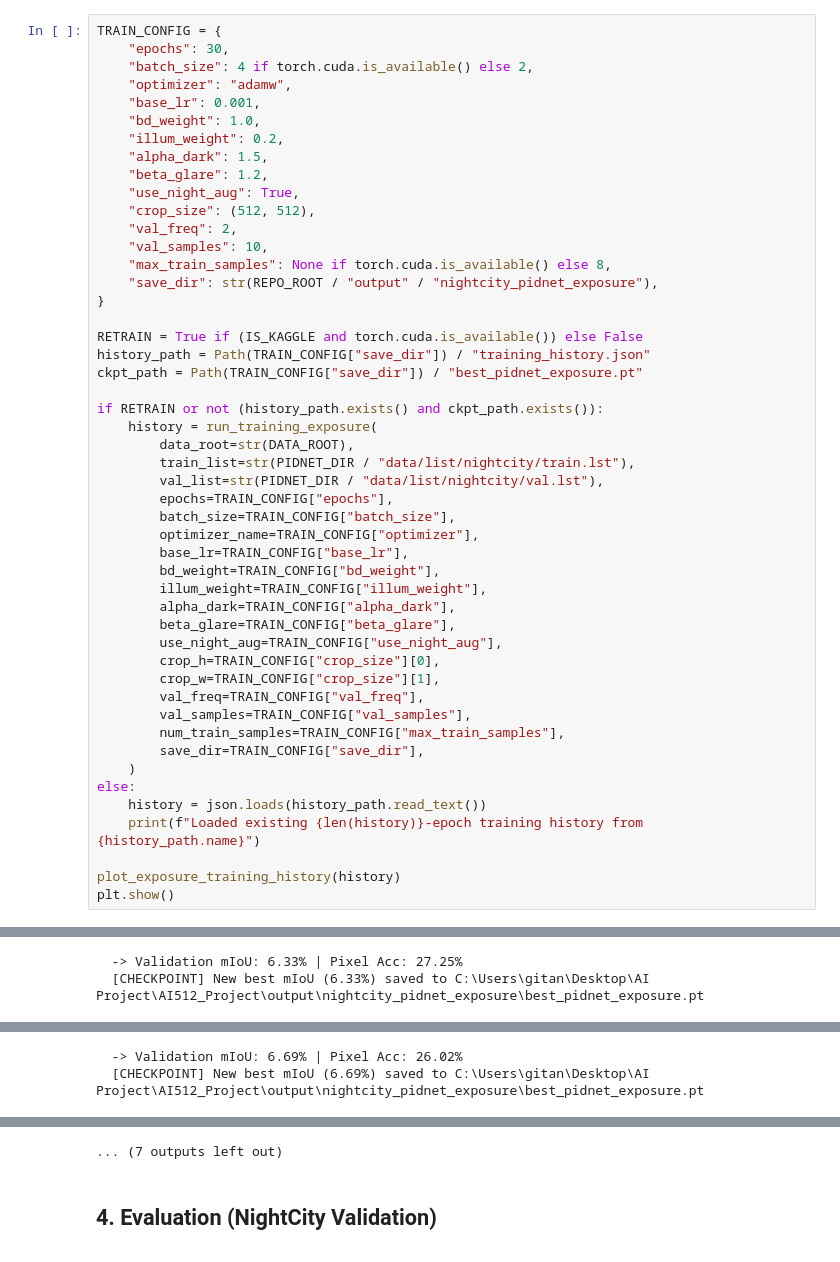
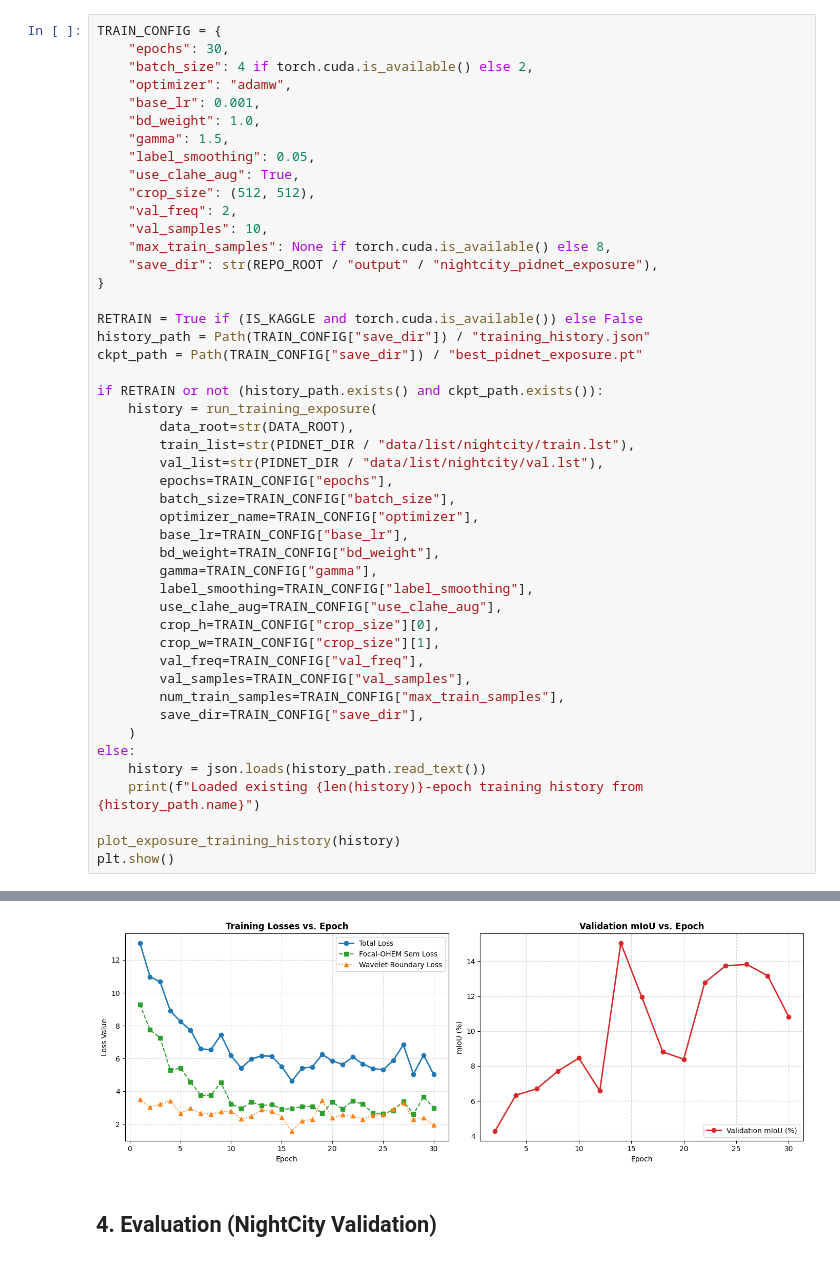
Before and after one commit to Gitansh-Bansal/AI512_Project, a Jupyter notebook: task6_pidnet_exposure_aware.ipynb, the cells around one changed output, grey strips where cells are left out. Saved outputs shown, nothing was run; the diff lists cells and outputs as text.

```diff
--- a/task6_pidnet_exposure_aware.ipynb
+++ b/task6_pidnet_exposure_aware.ipynb
@@ -137,10 +140,9 @@ TRAIN_CONFIG = {
     "optimizer": "adamw",
     "base_lr": 0.001,
     "bd_weight": 1.0,
-    "illum_weight": 0.2,
-    "alpha_dark": 1.5,
-    "beta_glare": 1.2,
-    "use_night_aug": True,
+    "gamma": 1.5,
+    "label_smoothing": 0.05,
+    "use_clahe_aug": True,
     "crop_size": (512, 512),
     "val_freq": 2,
     "val_samples": 10,
@@ -162,10 +164,9 @@ if RETRAIN or not (history_path.exists() and ckpt_path.exists()):
         optimizer_name=TRAIN_CONFIG["optimizer"],
         base_lr=TRAIN_CONFIG["base_lr"],
         bd_weight=TRAIN_CONFIG["bd_weight"],
-        illum_weight=TRAIN_CONFIG["illum_weight"],
-        alpha_dark=TRAIN_CONFIG["alpha_dark"],
-        beta_glare=TRAIN_CONFIG["beta_glare"],
-        use_night_aug=TRAIN_CONFIG["use_night_aug"],
+        gamma=TRAIN_CONFIG["gamma"],
+        label_smoothing=TRAIN_CONFIG["label_smoothing"],
+        use_clahe_aug=TRAIN_CONFIG["use_clahe_aug"],
         crop_h=TRAIN_CONFIG["crop_size"][0],
         crop_w=TRAIN_CONFIG["crop_size"][1],
         val_freq=TRAIN_CONFIG["val_freq"],
@@ -196,2 +184,0 @@ PIDNET-S EXPOSURE-AWARE TRAINING (OPTION 1)
-  -> Validation mIoU: 6.33% | Pixel Acc: 27.25%
-  [CHECKPOINT] New best mIoU (6.33%) saved to C:\Users\gitan\Desktop\AI Project\AI512_Project\output\nightcity_pidnet_exposure\best_pidnet_exposure.pt
@@ -200,2 +184,0 @@ PIDNET-S EXPOSURE-AWARE TRAINING (OPTION 1)
-  -> Validation mIoU: 6.69% | Pixel Acc: 26.02%
-  [CHECKPOINT] New best mIoU (6.69%) saved to C:\Users\gitan\Desktop\AI Project\AI512_Project\output\nightcity_pidnet_exposure\best_pidnet_exposure.pt
@@ -204,4 +185,4 @@ PIDNET-S EXPOSURE-AWARE TRAINING (OPTION 1)
-... (7 outputs left out)
+[figure, added]
 # %% [markdown]
 ## 4. Evaluation (NightCity Validation)
 # %%
```
Also changed, not shown: parts of 13 cells of this notebook, 10 other files.
